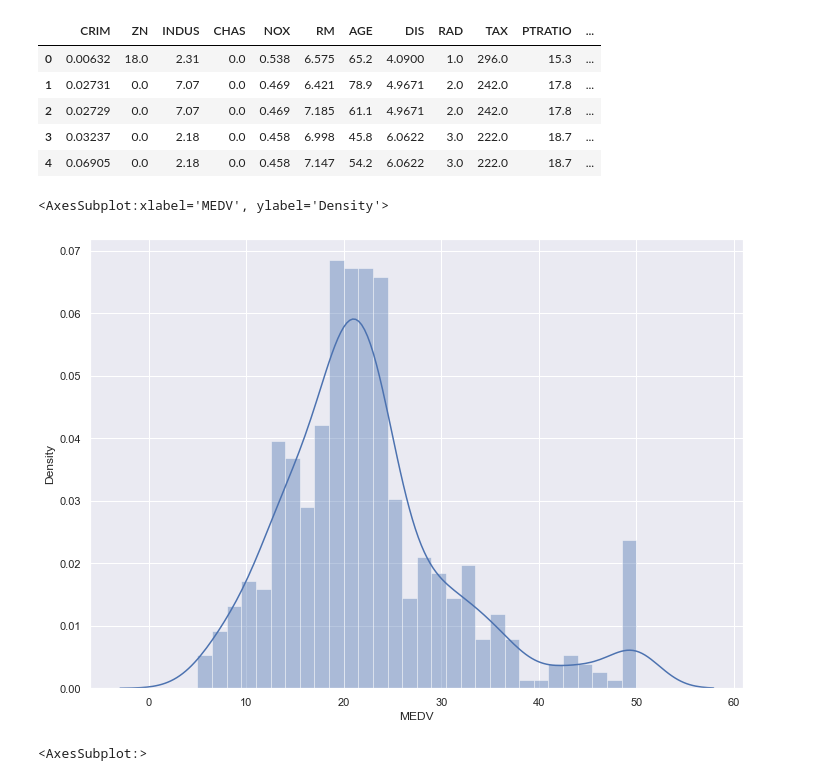
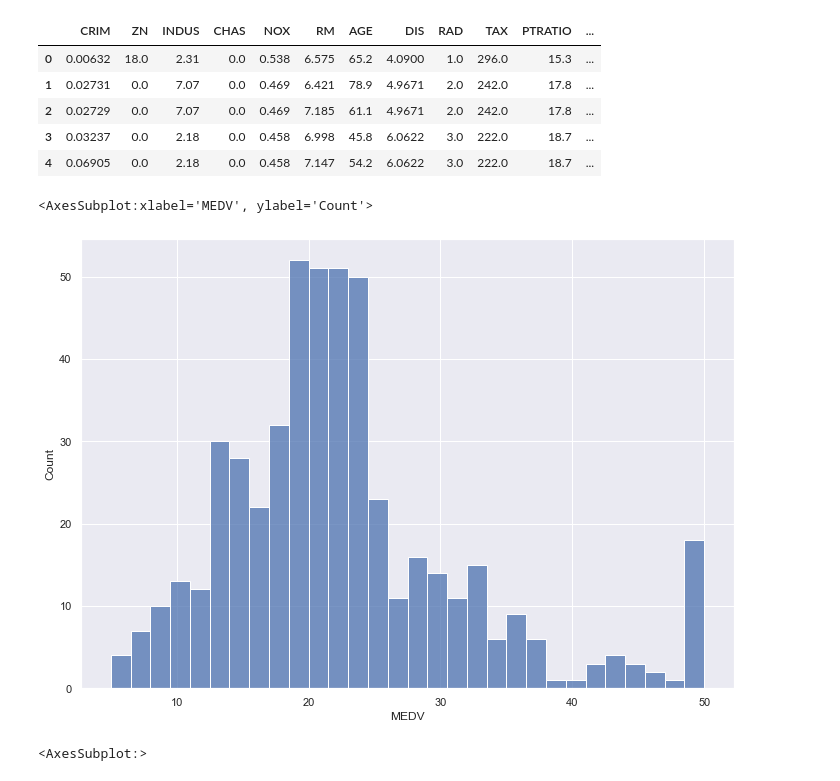
Before and after one commit to SMajev/Boston-Housing, a Jupyter notebook: boston_housing.ipynb, the cells around one changed output. Drawn from its saved outputs; the diff is of its cells as text; code cells hidden in the pictures.

```diff
--- a/boston_housing.ipynb
+++ b/boston_housing.ipynb
@@ -48,10 +48,10 @@ boston_df.head()
 # boston_df.isnull().sum()
 # %%
 sns.set(rc={'figure.figsize': (11.7, 8.27)})
-sns.distplot(boston_df['MEDV'], bins=30)
+sns.histplot(boston_df['MEDV'], bins=30)
 # %% [output]
-<AxesSubplot:xlabel='MEDV', ylabel='Density'>
+<AxesSubplot:xlabel='MEDV', ylabel='Count'>
-[figure, old version]
+[figure, new version]
 # %%
 correlation_matrix = boston_df.corr().round(2)
 sns.heatmap(data=correlation_matrix, annot = True)
```
Also changed, not shown: parts of 1 cell of this notebook.
